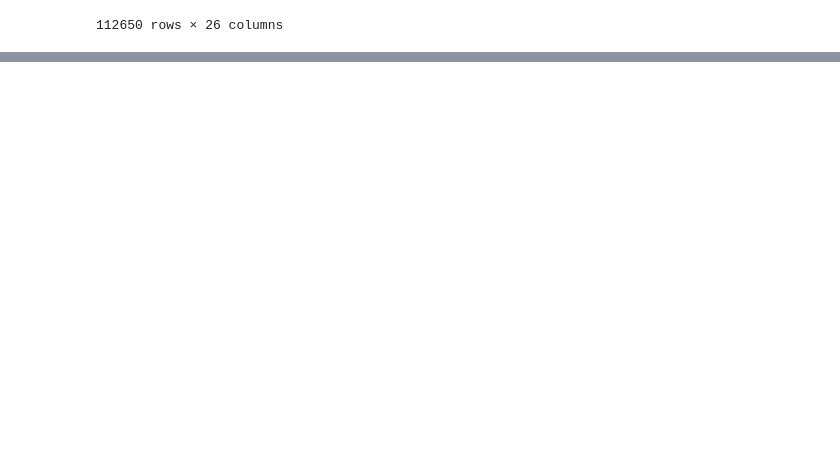
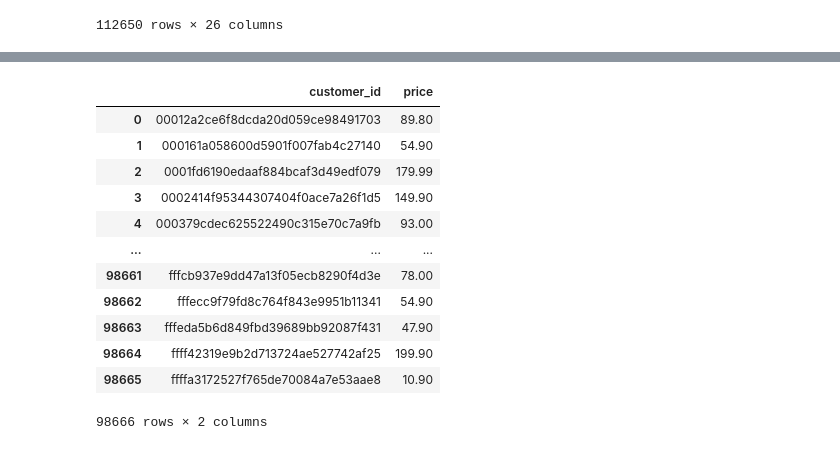
Before and after one commit to Data-dream-team-Laurence/Brief-data-dream-team, a Jupyter notebook: segmentation_client/segmentation.ipynb, the cells around one changed output, grey strips where cells are left out. Saved outputs shown, nothing was run; the diff lists cells and outputs as text; code cells hidden in the pictures; blank space fills up the shorter version.

```diff
--- a/segmentation_client/segmentation.ipynb
+++ b/segmentation_client/segmentation.ipynb
@@ -193,0 +259,18 @@ df
+# %%
+df_panier = df.groupby("customer_id")['price'].mean().reset_index()
+
+df_panier
+# %% [output]
+|  | customer_id | price |
+| 0 | 00012a2ce6f8dcda20d059ce98491703 | 89.80 |
+| 1 | 000161a058600d5901f007fab4c27140 | 54.90 |
+| 2 | 0001fd6190edaaf884bcaf3d49edf079 | 179.99 |
+| 3 | 0002414f95344307404f0ace7a26f1d5 | 149.90 |
+| 4 | 000379cdec625522490c315e70c7a9fb | 93.00 |
+| ... | ... | ... |
+| 98661 | fffcb937e9dd47a13f05ecb8290f4d3e | 78.00 |
+| 98662 | fffecc9f79fd8c764f843e9951b11341 | 54.90 |
+| 98663 | fffeda5b6d849fbd39689bb92087f431 | 47.90 |
+| 98664 | ffff42319e9b2d713724ae527742af25 | 199.90 |
+| 98665 | ffffa3172527f765de70084a7e53aae8 | 10.90 |
+98666 rows × 2 columns
```
Also changed, not shown: parts of 13 cells of this notebook.
